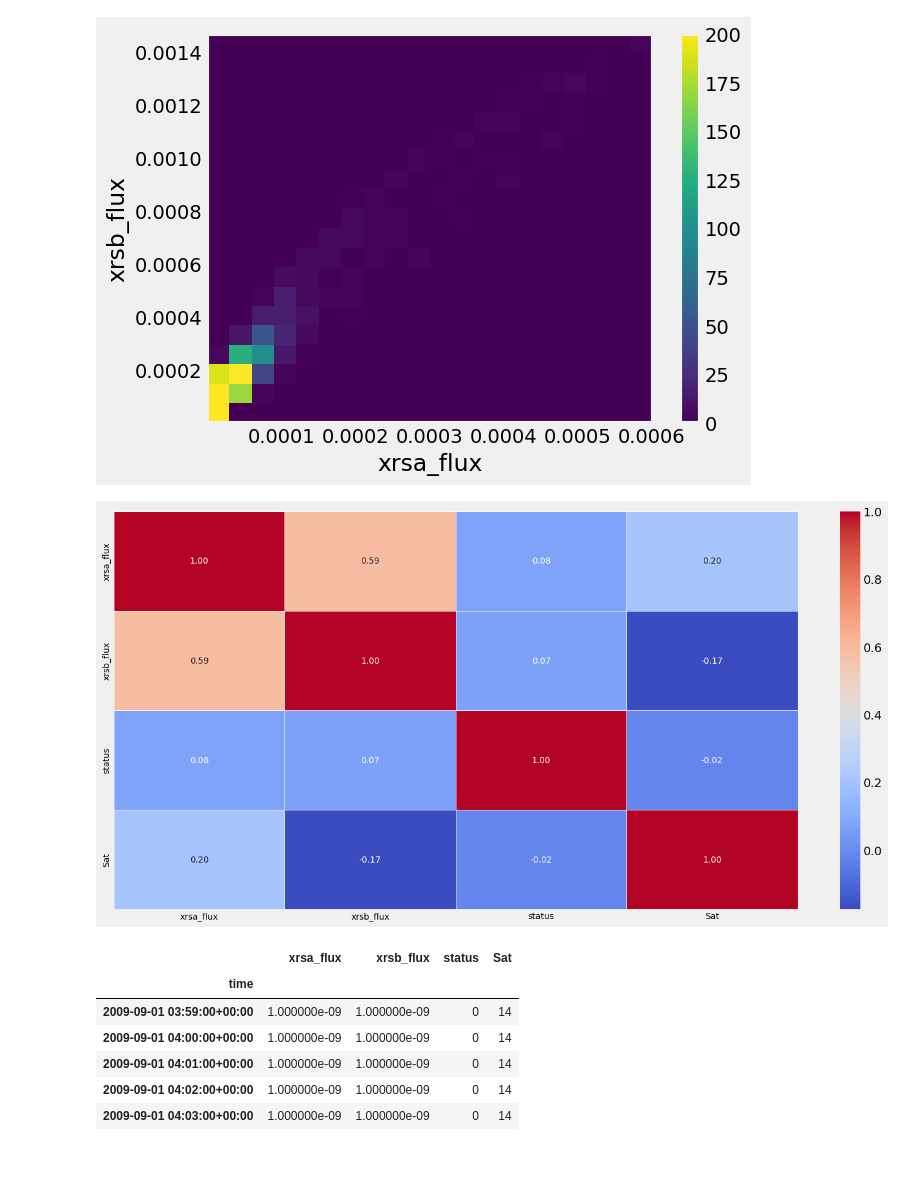
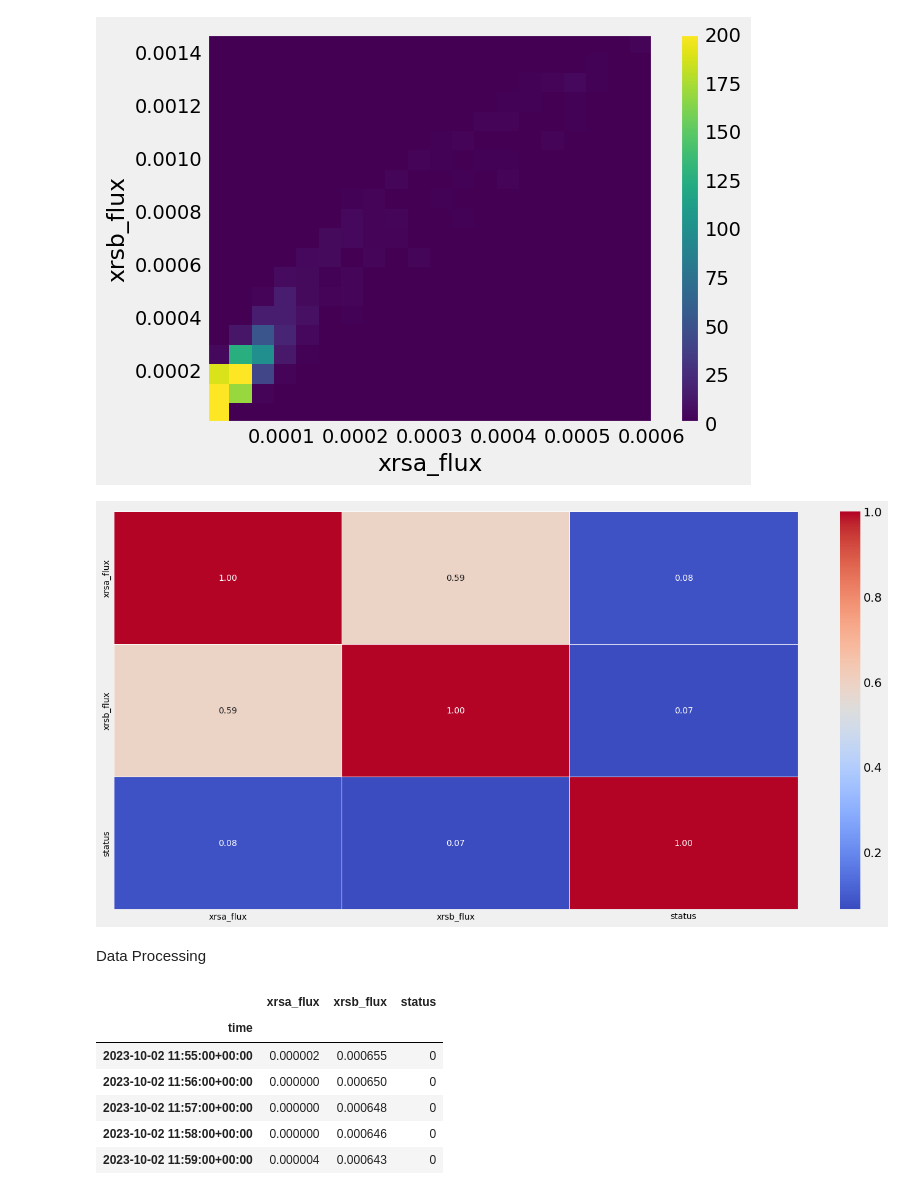
Before and after one commit to DMHwang/PDS, a Jupyter notebook: LSTM_K.ipynb, the cells around one changed output. Cells and saved outputs as stored; diff of their text form; code cells hidden in the pictures; blank space fills up the shorter version.

```diff
--- a/LSTM_K.ipynb
+++ b/LSTM_K.ipynb
@@ -11,7 +11,7 @@ data = pd.read_csv("/Users/welpp/Desktop/Practical Data Science/Data/Data Main/g
                    parse_dates=['time'],
                    index_col='time')
 # %%
-data = data[['xrsa_flux', 'xrsb_flux', 'status', 'Sat']]
+data = data[['xrsa_flux', 'xrsb_flux', 'status']]
 # %%
 data.head()
 # %% [output]
@@ -107,4 +106,4 @@ plt.xticks(fontsize=10)
 plt.yticks(fontsize=10)
 plt.show()
 # %% [output]
-[figure, old version]
+[figure, new version]
@@ -113,3 +110,5 @@ Data Processing
+# %% [markdown]
+Data Processing
 # %%
 from sklearn.preprocessing import MinMaxScaler
 # %%
@@ -120,17 +119,16 @@ flux = df[['xrsa_flux','xrsb_flux']]
 ## minmax scaling flux values only
 scaler = MinMaxScaler(feature_range=(0, 1))
 flux = scaler.fit_transform(flux)
-# %%
-df = pd.concat([df, pd.DataFrame(flux)], axis = 1)
-df = df[[0, 1, 'status']]
-df.columns = ['xrsa_flux', 'xrsb_flux', 'status']
+# %%
+df['xrsa_flux'] = flux[:,0]
+df['xrsb_flux'] = flux[:,1]
 # %%
-df.head()
+df.tail()
 # %% [output]
-|  | xrsa_flux | xrsb_flux | status | Sat |
-| time |  |  |  |  |
-| 2009-09-01 03:59:00+00:00 | 1.000000e-09 | 1.000000e-09 | 0 | 14 |
-| 2009-09-01 04:00:00+00:00 | 1.000000e-09 | 1.000000e-09 | 0 | 14 |
-| 2009-09-01 04:01:00+00:00 | 1.000000e-09 | 1.000000e-09 | 0 | 14 |
-| 2009-09-01 04:02:00+00:00 | 1.000000e-09 | 1.000000e-09 | 0 | 14 |
-| 2009-09-01 04:03:00+00:00 | 1.000000e-09 | 1.000000e-09 | 0 | 14 |
+|  | xrsa_flux | xrsb_flux | status |
+| time |  |  |  |
+| 2023-10-02 11:55:00+00:00 | 0.000002 | 0.000655 | 0 |
+| 2023-10-02 11:56:00+00:00 | 0.000000 | 0.000650 | 0 |
+| 2023-10-02 11:57:00+00:00 | 0.000000 | 0.000648 | 0 |
+| 2023-10-02 11:58:00+00:00 | 0.000000 | 0.000646 | 0 |
+| 2023-10-02 11:59:00+00:00 | 0.000004 | 0.000643 | 0 |
```
Also changed, not shown: parts of 19 cells of this notebook.
